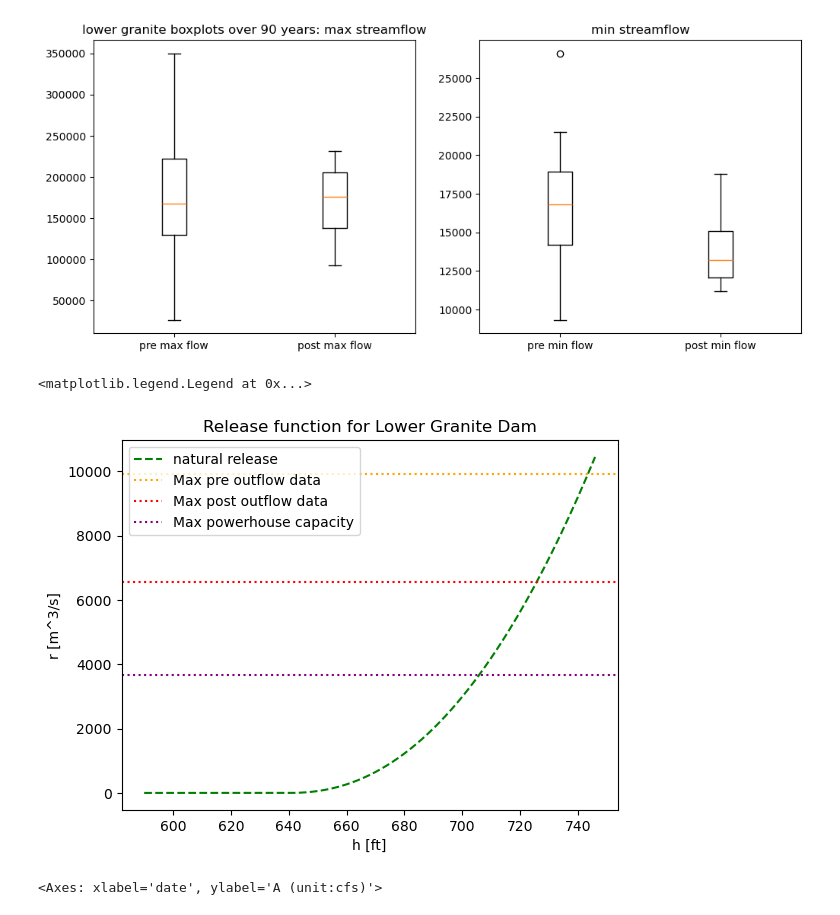
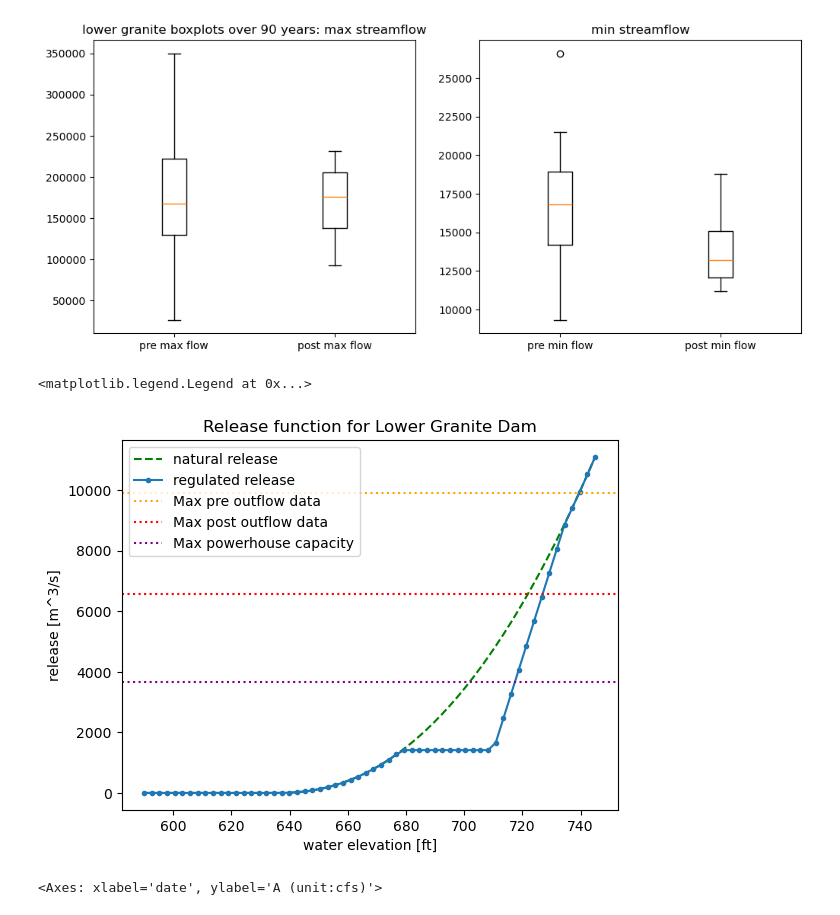
Before and after one commit to clairewang23/columbia_river_model, a Jupyter notebook: release function attempt.ipynb, the cells around one changed output. Drawn from its saved outputs; the diff is of its cells as text; code cells hidden in the pictures.

```diff
--- a/release function attempt.ipynb
+++ b/release function attempt.ipynb
@@ -77,29 +77,32 @@ Mean: 48911.7
 [figure]
 # %%
 # Define the range of water levels
-h_test = np.arange(590*0.3046, 746.5*0.3046, 1*0.3046) # range of heights in ft
+h_test = np.arange(590*0.3046, 746.5*0.3046, 0.8) # range of heights in ft
 
-param = {'beta':5, 'alfa':2.2, 'h0': 640*0.3046}
+param = {'beta':5, 'alfa':2.2, 'h0': 636*0.3046, 'mef':50000*(0.3046**3), 'h1':710*0.3046, 'm':1000}
 h0 = param['h0']
 beta = param['beta']
 alfa = param['alfa']
 
 # Calculate the natural release
 r_test_nat = np.where(h_test > h0, beta * (h_test - h0) ** alfa, 0)
 
+# calculate regulated release
+r_test_reg = lower_granite.regulated_release(param, h_test)
+
 plt.figure()
 plt.plot(h_test/0.3046, r_test_nat, 'g--', label='natural release')
-#plt.plot(h_test, r_test_reg, '.-', label='regulated release')
+plt.plot(h_test/0.3046, r_test_reg, '.-', label='regulated release')
 plt.axhline(350_000*0.0283, color='orange', linestyle=':', label='Max pre outflow data')
 plt.axhline(231_866*0.0283, color='r', linestyle=':', label='Max post outflow data')
 plt.axhline(130_000*0.0283, color='purple', linestyle=':', label='Max powerhouse capacity')
-plt.xlabel('h [ft]')
-plt.ylabel('r [m^3/s]')
+plt.xlabel('water elevation [ft]')
+plt.ylabel('release [m^3/s]')
 plt.title('Release function for Lower Granite Dam')
 plt.legend()
 # %% [output]
 <matplotlib.legend.Legend at 0x...>
-[figure, old version]
+[figure, new version]
 # %%
 #plot LGR inflow
 sns.lineplot(x='date', y='A (unit:cfs)', data=lower_granite_data)
```
Also changed, not shown: parts of 3 cells of this notebook, 1 other file.
